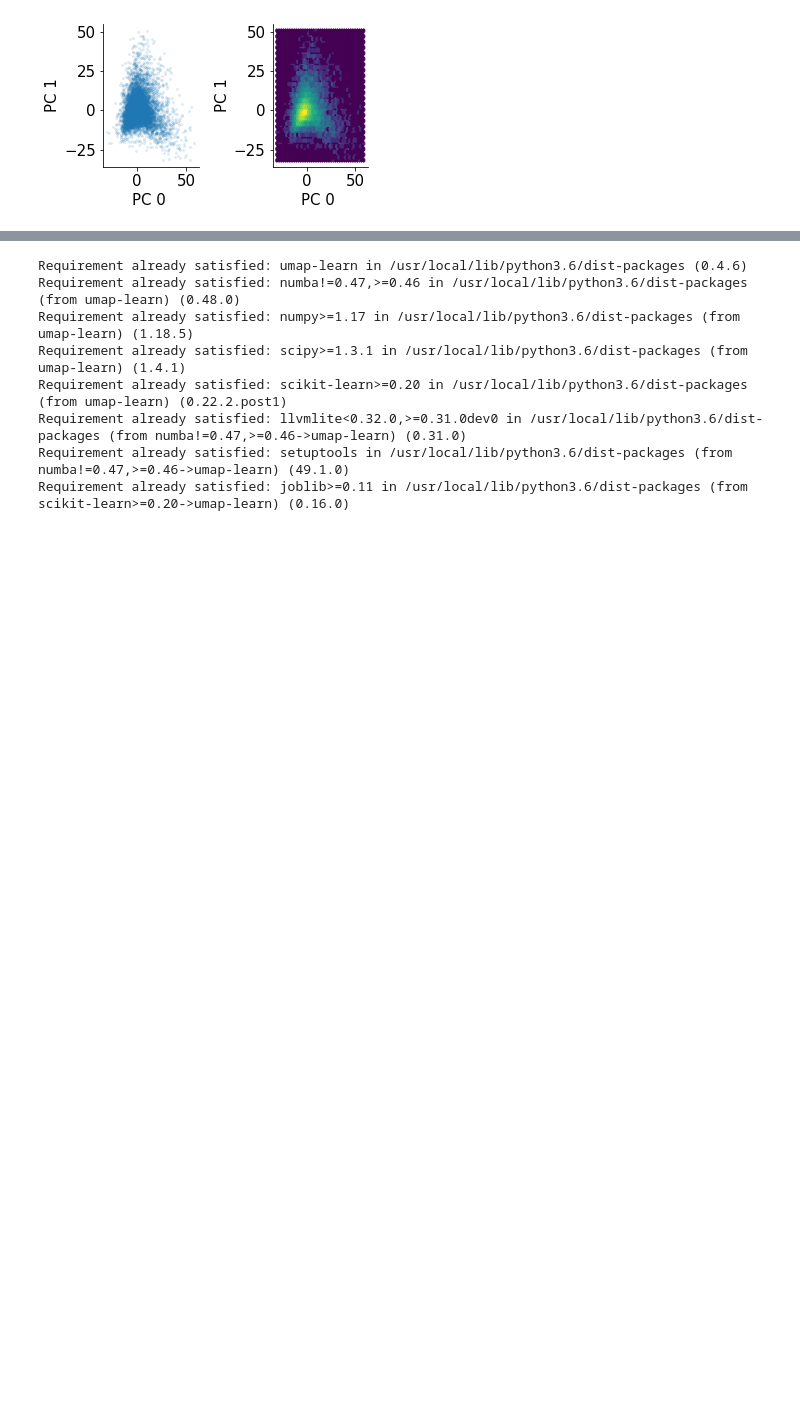
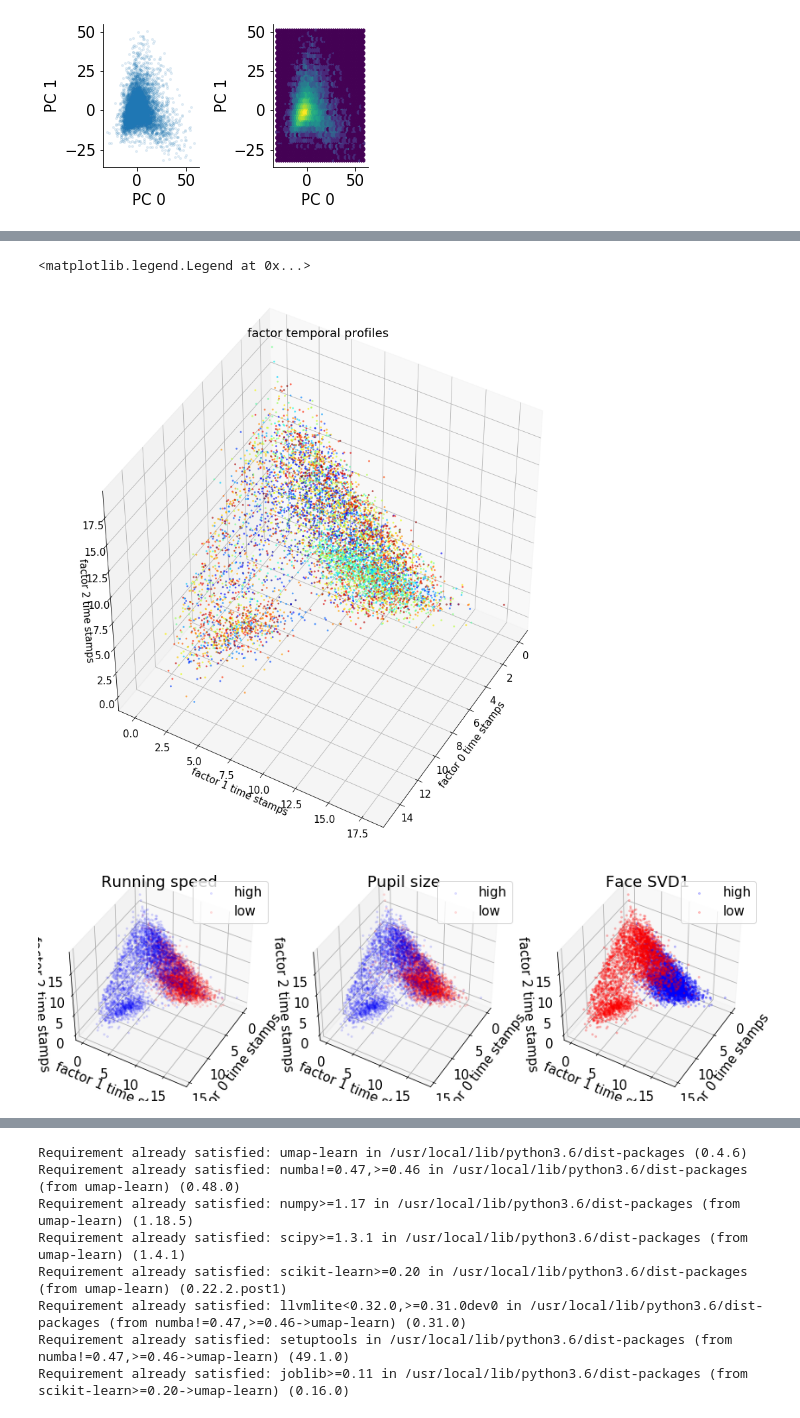
Before and after one commit to YGUO29/NMA-proj, a Jupyter notebook: NMA_proj_load_stringer_spontaneous.ipynb, the cells around one changed output, grey strips where cells are left out. Saved outputs shown, nothing was run; the diff lists cells and outputs as text; code cells hidden in the pictures; blank space fills up the shorter version.

```diff
--- a/NMA_proj_load_stringer_spontaneous.ipynb
+++ b/NMA_proj_load_stringer_spontaneous.ipynb
@@ -351,0 +411,51 @@ ax.set(xlabel='time points', ylabel = '', title = 'Face SVD 1');
+# %%
+# visualize trajectory of overall activity by 3 factors
+fig = plt.figure(figsize=(12, 12))
+ax = fig.add_subplot(111, projection='3d')
+xc = np.linspace(0.0, 1.0, W.shape[0])
+cmap = cm.get_cmap('jet')(xc)
+ax.scatter(W[:,0],W[:,1],W[:,2], 'o', s = 4, c = cmap, alpha = 0.5)
+ax.set(xlabel='factor 0 time stamps', ylabel = 'factor 1 time stamps',
+     zlabel='factor 2 time stamps', title = 'factor temporal profiles');
+ax.view_init(45, 30)
+
+fig = plt.figure(figsize=(12, 4))
+beh_data = dat['run'][:,0]
+idx_high = np.where(beh_data > np.percentile(beh_data, 50))
+idx_low = np.where(beh_data <= np.percentile(beh_data, 50))
+
+ax = fig.add_subplot(131, projection='3d')
+ax.scatter(W[idx_high,0],W[idx_high,1],W[idx_high,2], 'o', s = 4, c = 'b', alpha = 0.1)
+ax.scatter(W[idx_low,0],W[idx_low,1],W[idx_low,2], 'o', s = 4, c = 'r', alpha = 0.1)
+ax.set(xlabel='factor 0 time stamps', ylabel = 'factor 1 time stamps',
+     zlabel='factor 2 time stamps', title = 'Running speed');
+ax.view_init(45, 30)
+ax.legend(['high', 'low'])
+
+beh_data = dat['pupilArea'][:,0]
+idx_high = np.where(beh_data > np.percentile(beh_data, 50))
+idx_low = np.where(beh_data <= np.percentile(beh_data, 50))
+
+ax = fig.add_subplot(132, projection='3d')
+ax.scatter(W[idx_high,0],W[idx_high,1],W[idx_high,2], 'o', s = 4, c = 'b', alpha = 0.1)
+ax.scatter(W[idx_low,0],W[idx_low,1],W[idx_low,2], 'o', s = 4, c = 'r', alpha = 0.1)
+ax.set(xlabel='factor 0 time stamps', ylabel = 'factor 1 time stamps',
+     zlabel='factor 2 time stamps', title = 'Pupil size');
+ax.view_init(45, 30)
+ax.legend(['high', 'low'])
+
+beh_data = dat['beh_svd_time'][:,0]
+idx_high = np.where(beh_data > np.percentile(beh_data, 50))
+idx_low = np.where(beh_data <= np.percentile(beh_data, 50))
+
+ax = fig.add_subplot(133, projection='3d')
+ax.scatter(W[idx_high,0],W[idx_high,1],W[idx_high,2], 'o', s = 4, c = 'b', alpha = 0.2)
+ax.scatter(W[idx_low,0],W[idx_low,1],W[idx_low,2], 'o', s = 4, c = 'r', alpha = 0.2)
+ax.set(xlabel='factor 0 time stamps', ylabel = 'factor 1 time stamps',
+     zlabel='factor 2 time stamps', title = 'Face SVD1');
+ax.view_init(45, 30)
+ax.legend(['high', 'low'])
+# %% [output]
+<matplotlib.legend.Legend at 0x...>
+[figure, added]
+[figure, added]
```
Also changed, not shown: parts of 9 cells of this notebook.
